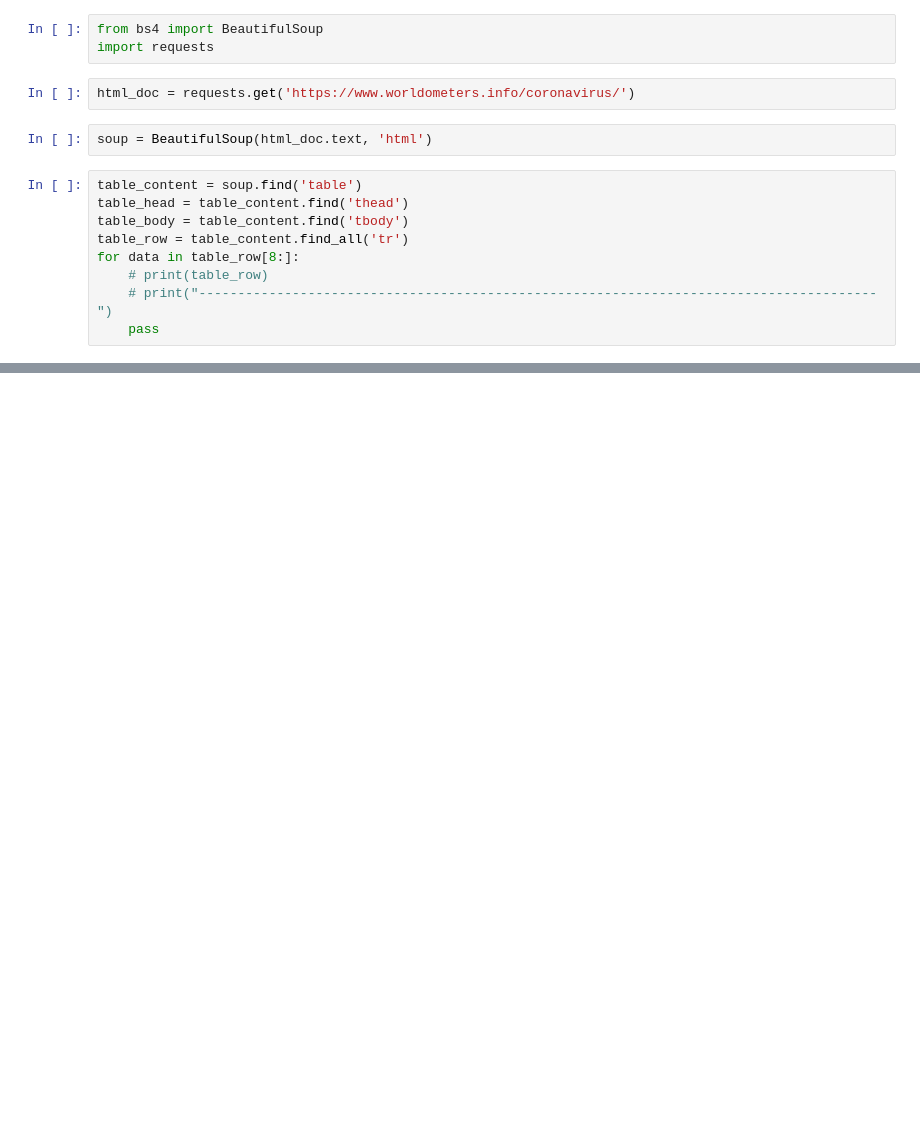
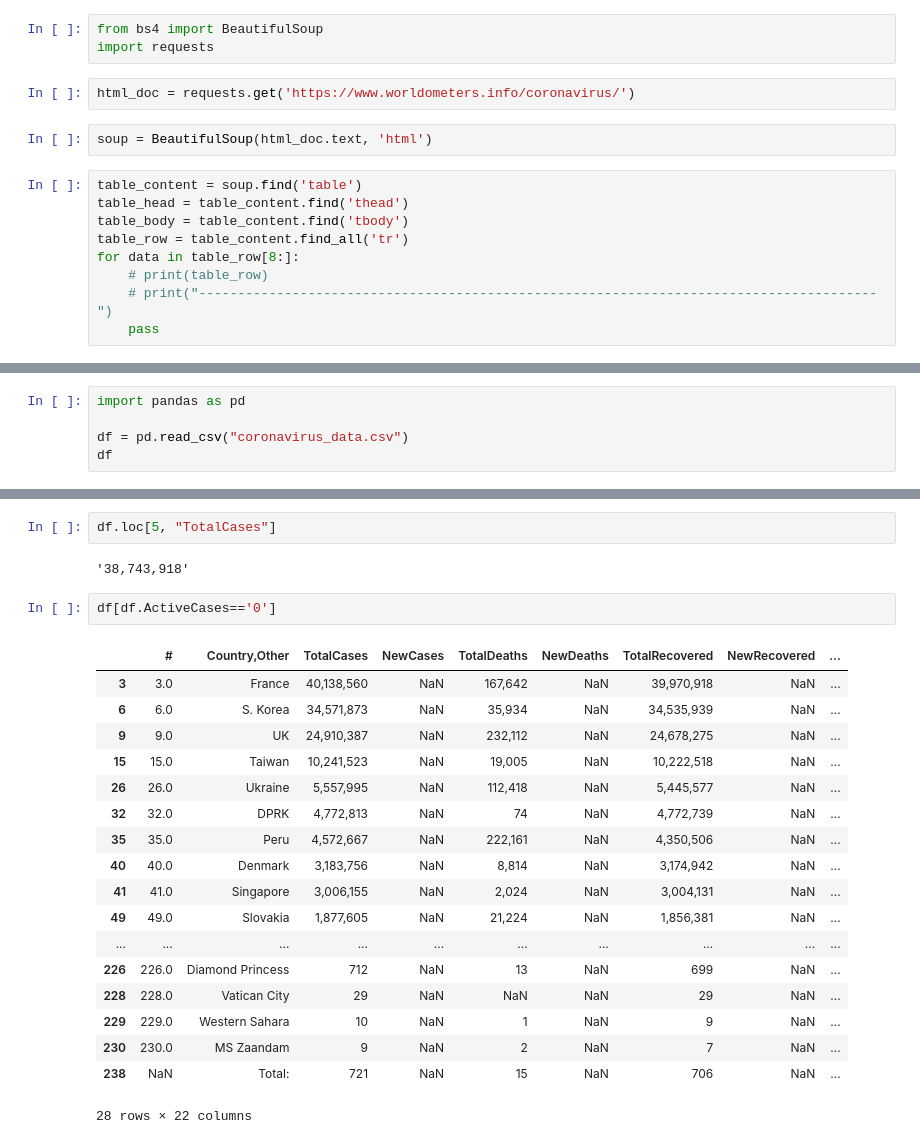
Before and after one commit to eshippingbuy/qiyas-2026-005888, a Jupyter notebook: second.ipynb, the cells around one changed output, grey strips where cells are left out. Saved outputs shown, nothing was run; the diff lists cells and outputs as text; blank space fills up the shorter version.

Commit message:
added panda

```diff
--- a/second.ipynb
+++ b/second.ipynb
@@ -32,3 +32,8 @@ with open("coronavirus_data.csv", mode="w", newline="", encoding="utf-8") as fil
 print("Data successfully saved to coronavirus_data.csv!")
 # %% [output]
 Data successfully saved to coronavirus_data.csv!
+# %%
+import pandas as pd
+
+df = pd.read_csv("coronavirus_data.csv")
+df
@@ -34,0 +84,25 @@ Data successfully saved to coronavirus_data.csv!
+# %%
+df.loc[5, "TotalCases"]
+# %% [output]
+'38,743,918'
+# %%
+df[df.ActiveCases=='0']
+# %% [output]
+|  | # | Country,Other | TotalCases | NewCases | TotalDeaths | NewDeaths | TotalRecovered | NewRecovered | ... |
+| 3 | 3.0 | France | 40,138,560 | NaN | 167,642 | NaN | 39,970,918 | NaN | ... |
+| 6 | 6.0 | S. Korea | 34,571,873 | NaN | 35,934 | NaN | 34,535,939 | NaN | ... |
+| 9 | 9.0 | UK | 24,910,387 | NaN | 232,112 | NaN | 24,678,275 | NaN | ... |
+| 15 | 15.0 | Taiwan | 10,241,523 | NaN | 19,005 | NaN | 10,222,518 | NaN | ... |
+| 26 | 26.0 | Ukraine | 5,557,995 | NaN | 112,418 | NaN | 5,445,577 | NaN | ... |
+| 32 | 32.0 | DPRK | 4,772,813 | NaN | 74 | NaN | 4,772,739 | NaN | ... |
+| 35 | 35.0 | Peru | 4,572,667 | NaN | 222,161 | NaN | 4,350,506 | NaN | ... |
+| 40 | 40.0 | Denmark | 3,183,756 | NaN | 8,814 | NaN | 3,174,942 | NaN | ... |
+| 41 | 41.0 | Singapore | 3,006,155 | NaN | 2,024 | NaN | 3,004,131 | NaN | ... |
+| 49 | 49.0 | Slovakia | 1,877,605 | NaN | 21,224 | NaN | 1,856,381 | NaN | ... |
+| ... | ... | ... | ... | ... | ... | ... | ... | ... | ... |
+| 226 | 226.0 | Diamond Princess | 712 | NaN | 13 | NaN | 699 | NaN | ... |
+| 228 | 228.0 | Vatican City | 29 | NaN | NaN | NaN | 29 | NaN | ... |
+| 229 | 229.0 | Western Sahara | 10 | NaN | 1 | NaN | 9 | NaN | ... |
+| 230 | 230.0 | MS Zaandam | 9 | NaN | 2 | NaN | 7 | NaN | ... |
+| 238 | NaN | Total: | 721 | NaN | 15 | NaN | 706 | NaN | ... |
+28 rows × 22 columns
```
Also changed, not shown: parts of 7 cells of this notebook, 4 other files.
